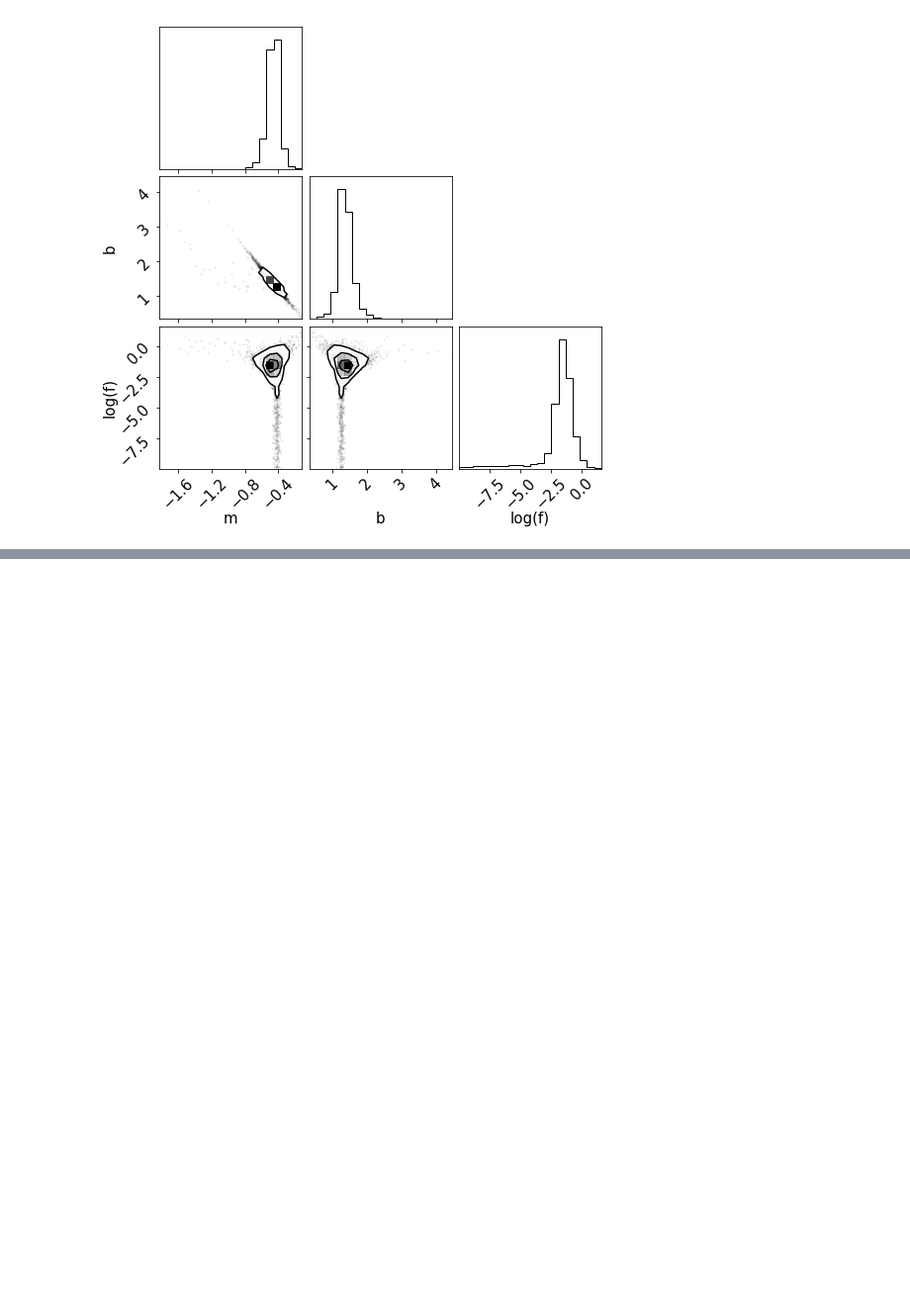
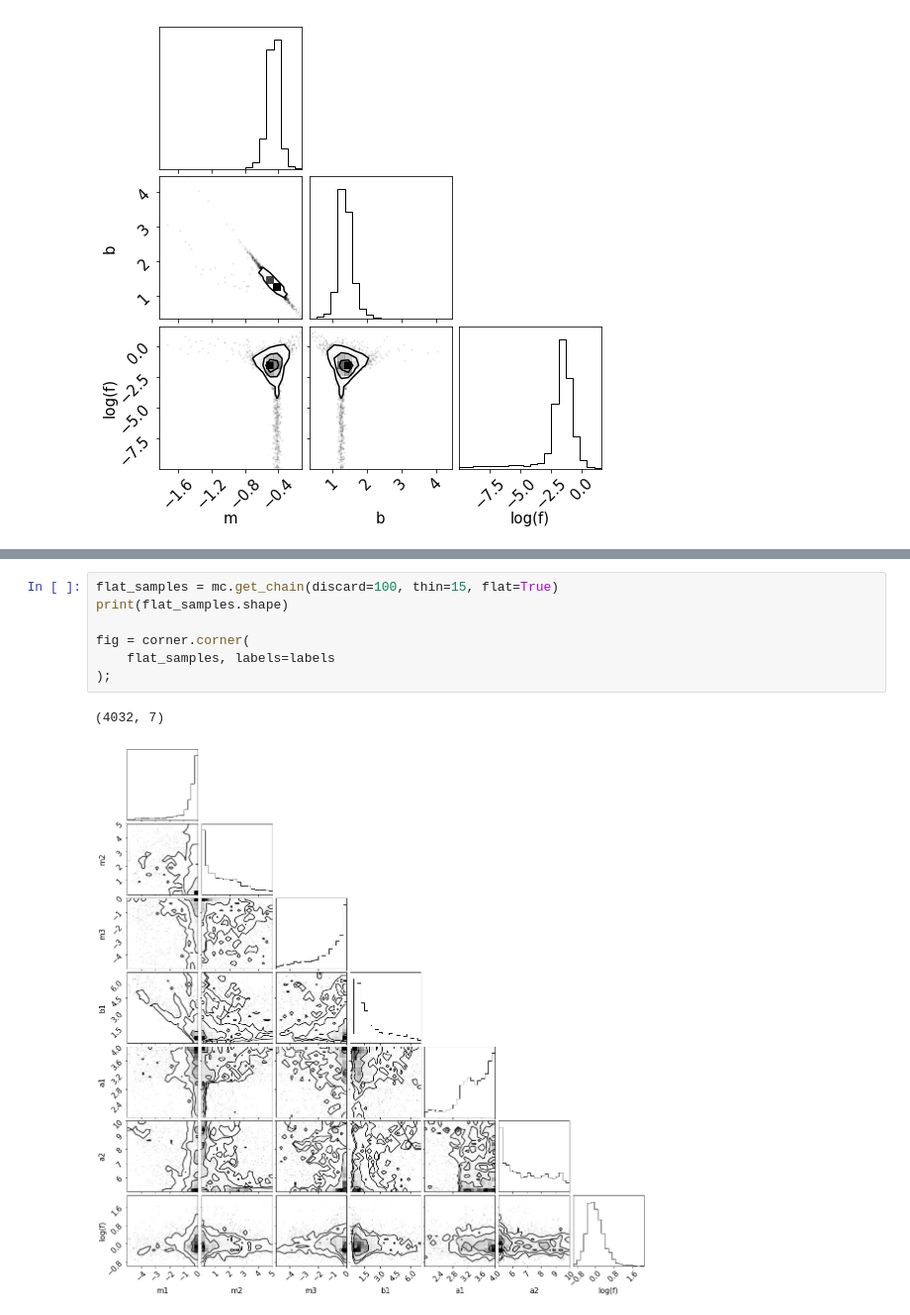
Before and after one commit to aec3675/ztf_IIb, a Jupyter notebook: IIb_fitting.ipynb, the cells around one changed output, grey strips where cells are left out. Shown at 99% size. Cells and saved outputs as stored; diff of their text form; blank space fills up the shorter version.

```diff
--- a/IIb_fitting.ipynb
+++ b/IIb_fitting.ipynb
@@ -759,0 +878,10 @@ WARNING:root:Too few points to create valid contours
+# %%
+flat_samples = mc.get_chain(discard=100, thin=15, flat=True)
+print(flat_samples.shape)
+
+fig = corner.corner(
+    flat_samples, labels=labels
+);
+# %% [output]
+(4032, 7)
+[figure, added]
```
Also changed, not shown: parts of 8 cells of this notebook.
